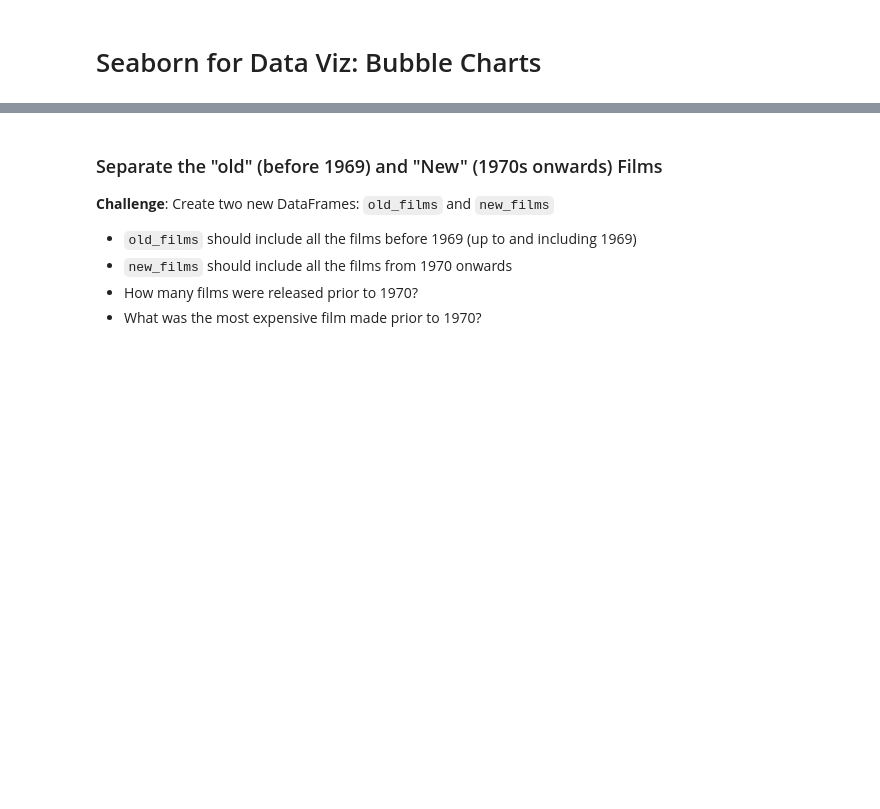
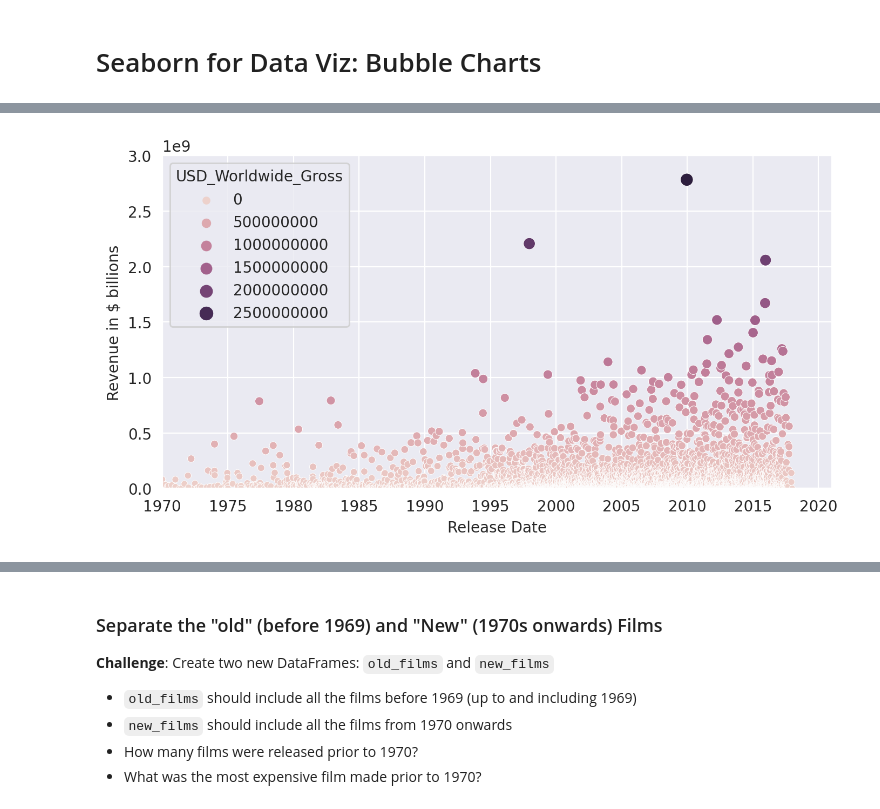
Before and after one commit to archie122/100-days-of-code, a Jupyter notebook: Day_73/Seaborn_and_Linear_Regression_(start).ipynb, the cells around one changed output, grey strips where cells are left out. Saved outputs shown, nothing was run; the diff lists cells and outputs as text; code cells hidden in the pictures; blank space fills up the shorter version.

```diff
--- a/Day_73/Seaborn_and_Linear_Regression_(start).ipynb
+++ b/Day_73/Seaborn_and_Linear_Regression_(start).ipynb
@@ -265,6 +309,23 @@ lost_money.shape[0]/data_clean.shape[0]
 **Challenge**: Try to create the following Bubble Chart:
 
 <img src=https://i.imgur.com/8fUn9T6.png>
+# %%
+plt.figure(figsize=(8,4), dpi=200)
+
+# set styling on a single chart
+with sns.axes_style('darkgrid'):
+  ax = sns.scatterplot(data=data_clean,
+                       x='Release_Date',
+                       y='USD_Worldwide_Gross',
+                       hue='USD_Worldwide_Gross',
+                       size='USD_Worldwide_Gross')
+
+  ax.set(ylim=(0, 3000000000),
+        xlim=(0, data.Release_Date.max()),
+        ylabel='Revenue in $ billions',
+        xlabel='Release Date')
+# %% [output]
+[figure, added]
 # %% [markdown]
 # Converting Years to Decades Trick
 
```
Also changed, not shown: parts of 5 cells of this notebook.
